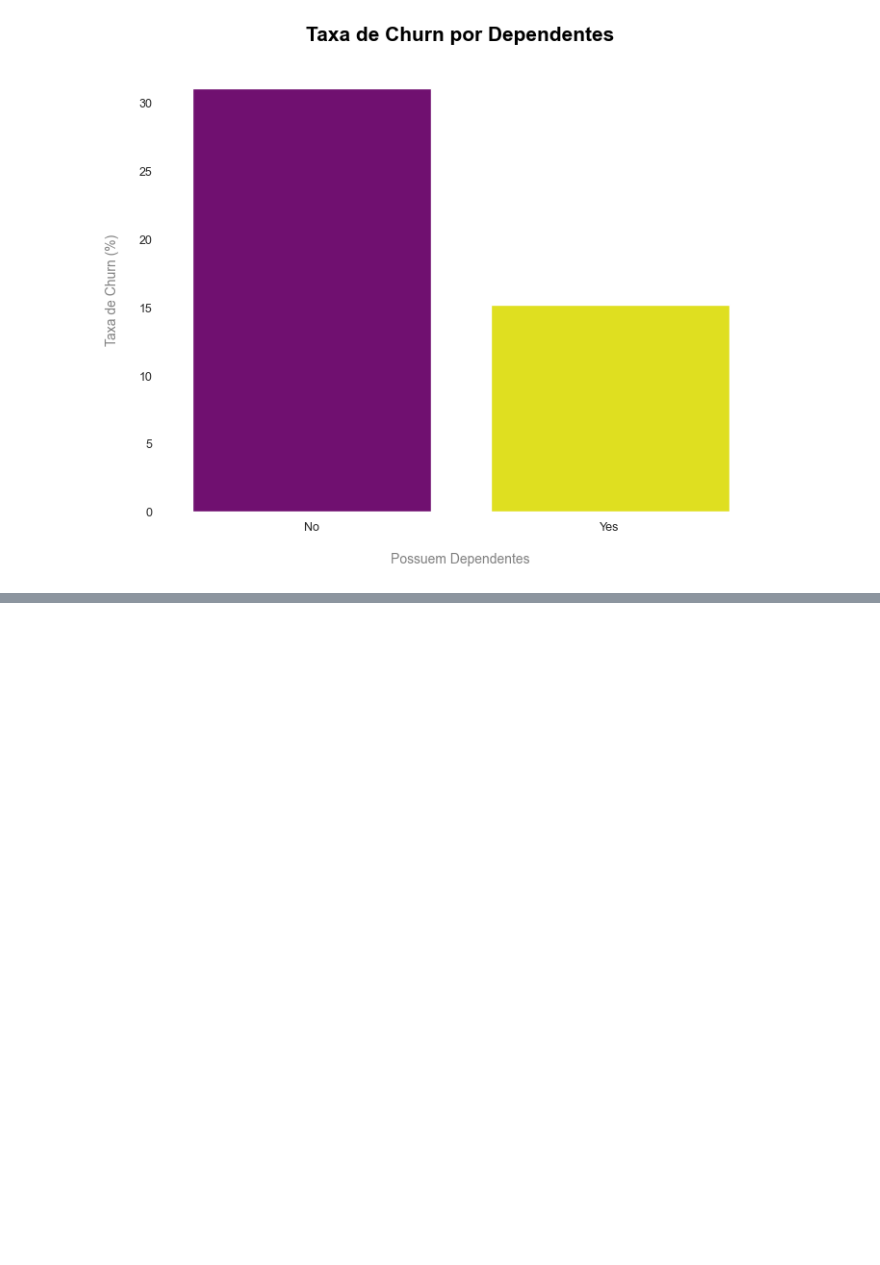
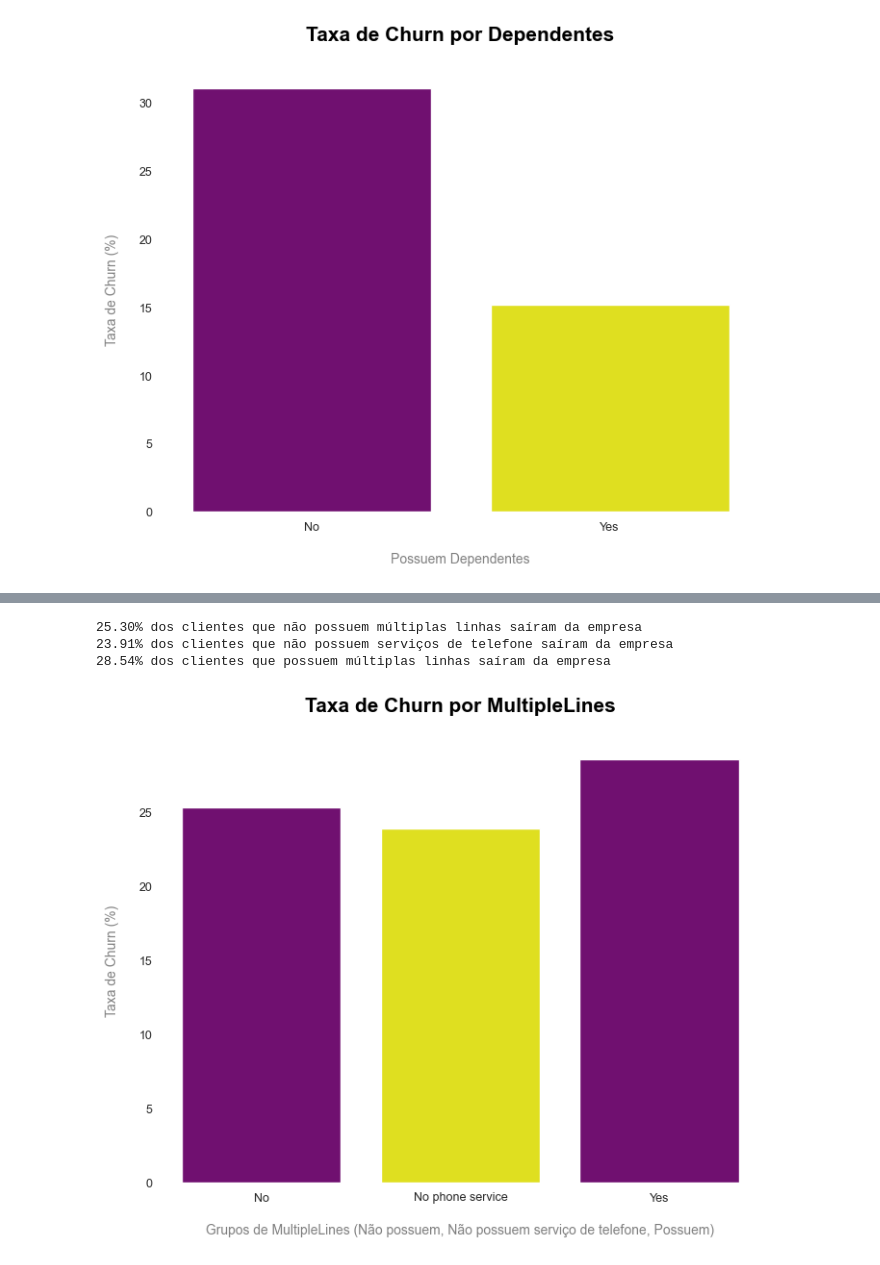
Before and after one commit to lazarocordeirosilva/Previsao_Churn, a Jupyter notebook: notebook/Churn Analysis.ipynb, the cells around one changed output, grey strips where cells are left out. Drawn from its saved outputs; the diff is of its cells as text; code cells hidden in the pictures; blank space fills up the shorter version.

```diff
--- a/notebook/Churn Analysis.ipynb
+++ b/notebook/Churn Analysis.ipynb
@@ -546,29 +593,0 @@ print(f"{taxa_grupo_etario['Percentual'][1]:.2f}% dos idosos saíram da empresa"
-# %%
-# Criando função para mostrar Taxa de Churn por grupos
-def barplot(dados, legenda):
-    '''Utiliza-se da tabela de contingência criada no argumento 'dados' para criar
-    um barplot com os percentuais de churn por grupo. O argumento 'legenda' auxilia a
-    visualização gráfica e deve ser composto por duas strings, nesta ordem:
-    1) Legenda para o eixo x
-    2) Título do Gráfico
-    '''
-    # Definindo cores para a paleta
-    color = ['#800080', '#FFFF00']
-
-    # Setando estilo do seaborn
-    sns.set_style("white")
-
-    # Definindo tamanho do objeto figure
-    plt.figure(figsize=(8,6))
-
-    # Plotando gráfico
-    sns.barplot(data = dados, x = dados.index, y = dados['Percentual'], palette = color)
-    sns.despine(bottom = True, left = True) # Retirando bordas
-    plt.ylabel("Taxa de Churn (%)", color = 'grey', fontsize = 10, labelpad = 15) # Colocando legenda
-    plt.tick_params(axis = 'y', labelsize = 9, color = 'grey') # e ajustando eixo y
-    plt.xlabel(f"{legenda[0]}", color = 'grey', fontsize = 10, labelpad = 15) # Colocando legenda
-    plt.tick_params(axis = 'x', labelsize = 9, color = 'grey') # e ajustando o eixo x
-    plt.title(f"{legenda[1]}", color = 'k', pad = 20, fontsize = 15, fontweight = 'bold') # Colocando título
-
-    # Mostrnado
-    plt.show()
@@ -627,0 +643,7 @@ Foi possível observar, pelo cálculo do p-valor, que, a um nível de 5% de sign
+# %%
+# Criando DataFrame com informações de apenas 'MultipleLines' e 'Churn'
+churn_mult_lines = df_customers.loc[:, ['MultipleLines', 'Churn']]
+# %%
+# Calculando a taxa de churn
+taxa_multiple_lines = taxa_churn(churn_mult_lines, 'MultipleLines', 'Churn')
+taxa_multiple_lines
@@ -627,0 +656,14 @@ Foi possível observar, pelo cálculo do p-valor, que, a um nível de 5% de sign
+# %%
+# Resultados
+print(f"{taxa_multiple_lines['Percentual'][0]:.2f}% dos clientes que não possuem múltiplas linhas saíram da empresa")
+print(f"{taxa_multiple_lines['Percentual'][1]:.2f}% dos clientes que não possuem serviços de telefone saíram da empresa")
+print(f"{taxa_multiple_lines['Percentual'][2]:.2f}% dos clientes que possuem múltiplas linhas saíram da empresa")
+# %% [output]
+25.30% dos clientes que não possuem múltiplas linhas saíram da empresa
+23.91% dos clientes que não possuem serviços de telefone saíram da empresa
+28.54% dos clientes que possuem múltiplas linhas saíram da empresa
+# %%
+# Visualizando a taxa de churn por grupos associados a 'MultipleLines'
+barplot(taxa_multiple_lines, ('Grupos de MultipleLines (Não possuem, Não possuem serviço de telefone, Possuem)', 'Taxa de Churn por MultipleLines'))
+# %% [output]
+[figure, added]
```
Also changed, not shown: parts of 71 cells of this notebook, 1 other file.
